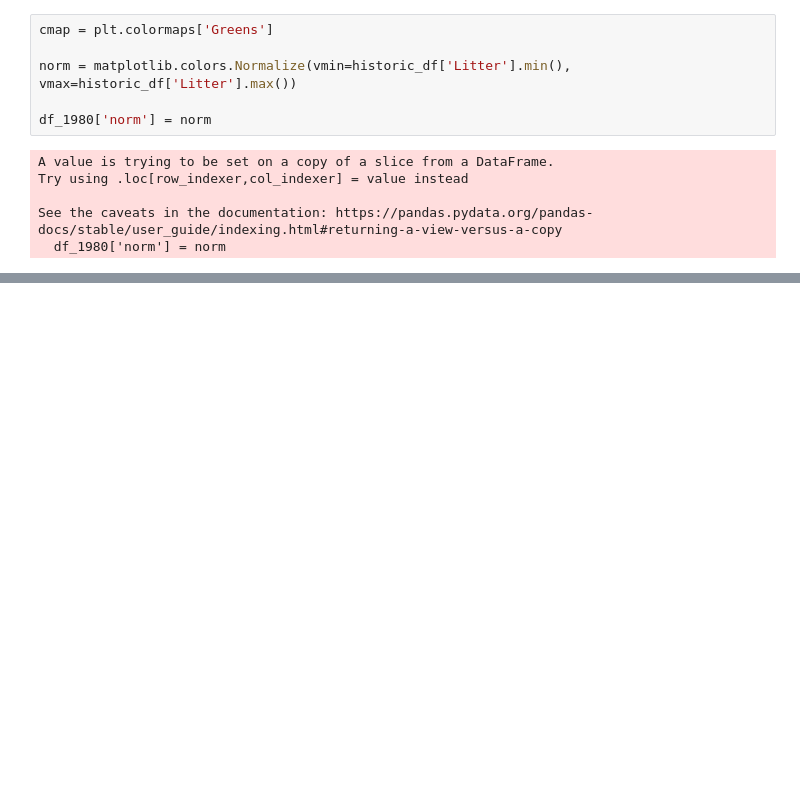
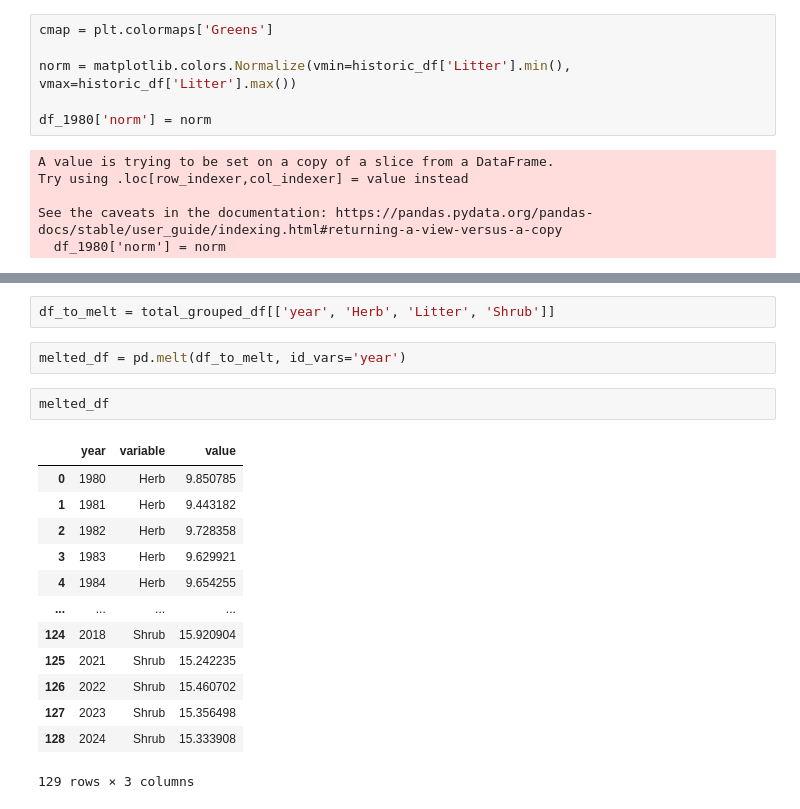
Before and after one commit to lindsaystrong7/dsan-scholarship-project, a Jupyter notebook: code/eda.ipynb, the cells around one changed output, grey strips where cells are left out. Drawn from its saved outputs; the diff is of its cells as text; blank space fills up the shorter version.

```diff
--- a/code/eda.ipynb
+++ b/code/eda.ipynb
@@ -434,0 +475,20 @@ m
+# %%
+df_to_melt = total_grouped_df[['year', 'Herb', 'Litter', 'Shrub']]
+# %%
+melted_df = pd.melt(df_to_melt, id_vars='year')
+# %%
+melted_df
+# %% [output]
+|  | year | variable | value |
+| 0 | 1980 | Herb | 9.850785 |
+| 1 | 1981 | Herb | 9.443182 |
+| 2 | 1982 | Herb | 9.728358 |
+| 3 | 1983 | Herb | 9.629921 |
+| 4 | 1984 | Herb | 9.654255 |
+| ... | ... | ... | ... |
+| 124 | 2018 | Shrub | 15.920904 |
+| 125 | 2021 | Shrub | 15.242235 |
+| 126 | 2022 | Shrub | 15.460702 |
+| 127 | 2023 | Shrub | 15.356498 |
+| 128 | 2024 | Shrub | 15.333908 |
+129 rows × 3 columns
```
Also changed, not shown: parts of 10 cells of this notebook, 59 other files.
